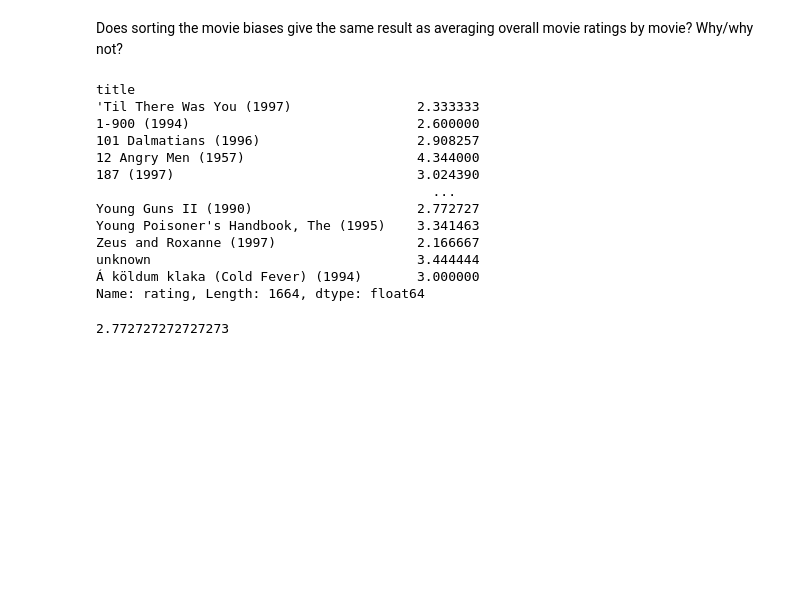
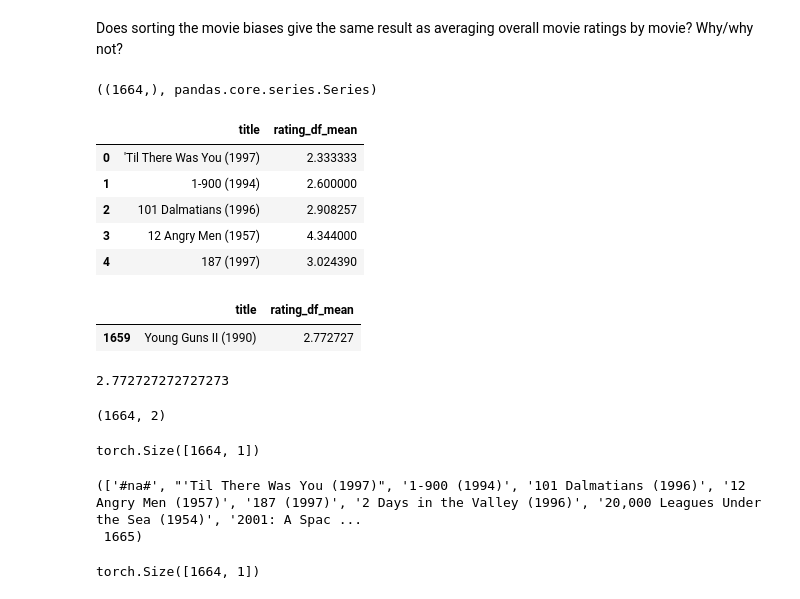
Before and after one commit to tripathysagar/fastbook-with-assign, a Jupyter notebook: Chapter-8/learner_questions.ipynb, the cells around one changed output. Saved outputs shown, nothing was run; the diff lists cells and outputs as text; code cells hidden in the pictures; blank space fills up the shorter version.

```diff
--- a/Chapter-8/learner_questions.ipynb
+++ b/Chapter-8/learner_questions.ipynb
@@ -129,23 +129,50 @@ learn.fit_one_cycle(5, 5e-5)
 # %% [markdown]
 Does sorting the movie biases give the same result as averaging overall movie ratings by movie? Why/why not?
 # %%
-ratings.groupby('title')['rating'].mean()
+rating_mean = ratings.groupby('title')['rating'].mean()
+rating_mean.shape, type(rating_mean)
 # %% [output]
-title
-'Til There Was You (1997)                2.333333
-1-900 (1994)                             2.600000
-101 Dalmatians (1996)                    2.908257
-12 Angry Men (1957)                      4.344000
-187 (1997)                               3.024390
-                                           ...
-Young Guns II (1990)                     2.772727
-Young Poisoner's Handbook, The (1995)    3.341463
-Zeus and Roxanne (1997)                  2.166667
-unknown                                  3.444444
-Á köldum klaka (Cold Fever) (1994)       3.000000
-Name: rating, Length: 1664, dtype: float64
+((1664,), pandas.core.series.Series)
+# %%
+rating_mean = {
+    "title": rating_mean.index,
+    "rating_df_mean": rating_mean.values
+}
+rating_df_mean = pd.DataFrame(rating_mean)
+rating_df_mean.head()
+# %% [output]
+|  | title | rating_df_mean |
+| 0 | 'Til There Was You (1997) | 2.333333 |
+| 1 | 1-900 (1994) | 2.600000 |
+| 2 | 101 Dalmatians (1996) | 2.908257 |
+| 3 | 12 Angry Men (1957) | 4.344000 |
+| 4 | 187 (1997) | 3.024390 |
+# %%
+rating_df_mean[rating_df_mean['title'] =='Young Guns II (1990)']
+# %% [output]
+|  | title | rating_df_mean |
+| 1659 | Young Guns II (1990) | 2.772727 |
 # %%
 mov = ratings[ratings['title'] == 'Young Guns II (1990)']['rating']
 mov.mean()
 # %% [output]
 2.772727272727273
+# %%
+rating_df_mean.shape
+# %% [output]
+(1664, 2)
+# %%
+movie_bias = tensor(model.movie_bias.weight.tolist()[1:]).abs_()
+movie_bias.shape
+# %% [output]
+torch.Size([1664, 1])
+# %%
+dls.classes['title'], len(dls.classes['title']) #datablock added a new movie `#na`,
+# %% [output]
+(['#na#', "'Til There Was You (1997)", '1-900 (1994)', '101 Dalmatians (1996)', '12 Angry Men (1957)', '187 (1997)', '2 Days in the Valley (1996)', '20,000 Leagues Under the Sea (1954)', '2001: A Spac ...
+ 1665)
+# %%
+t = tensor(rating_df_mean['rating_df_mean']).unsqueeze_(dim=1).abs_()
+t.shape
+# %% [output]
+torch.Size([1664, 1])
```
Also changed, not shown: parts of 3 cells of this notebook, 3 other files.
